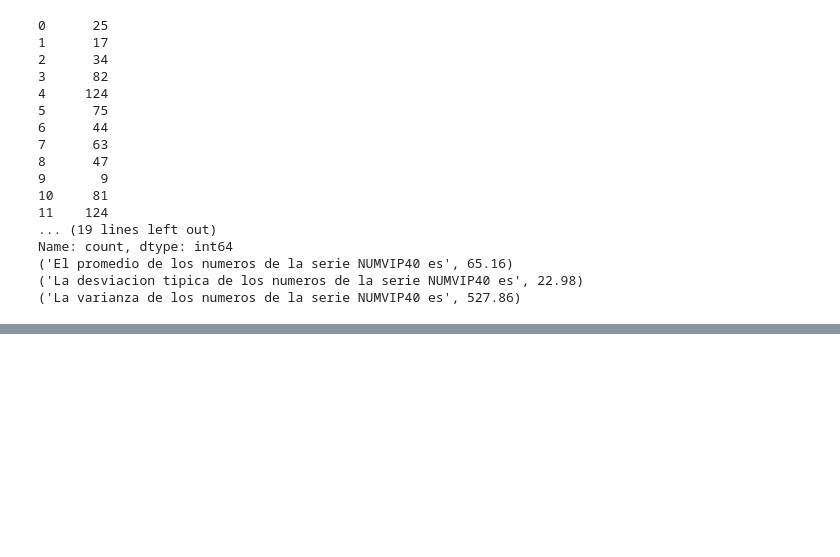
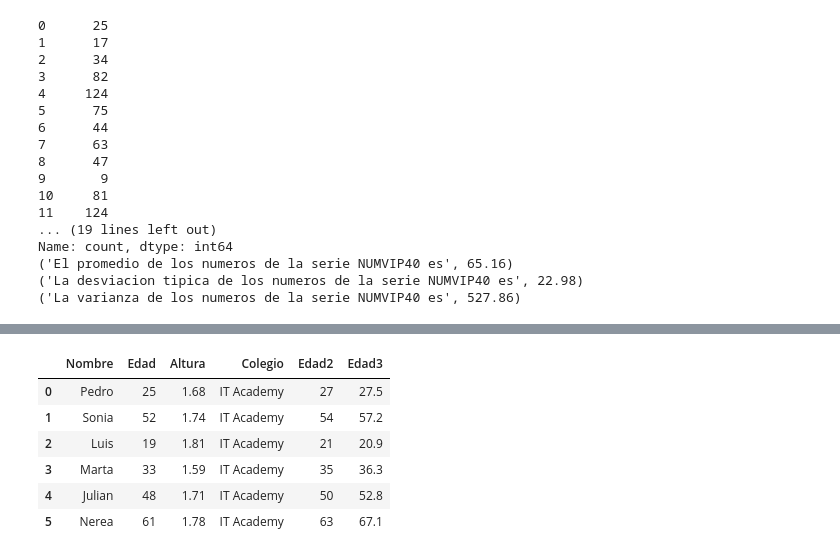
Before and after one commit to rvagelet/Python, a Jupyter notebook: 12_07_2024.ipynb, the cells around one changed output, grey strips where cells are left out. Saved outputs shown, nothing was run; the diff lists cells and outputs as text; code cells hidden in the pictures; blank space fills up the shorter version.

```diff
--- a/12_07_2024.ipynb
+++ b/12_07_2024.ipynb
@@ -297,0 +321,11 @@ Name: count, dtype: int64
+# %%
+import pandas as pd
+#la primera letra de cada palabra en mayus. cada llave{} será un registro
+clase = pd.DataFrame([{'Nombre':'Pedro','Edad':25,'Altura':1.68},
+                      {'Nombre':'Sonia','Edad':52,'Altura':1.74},
+                      {'Nombre':'Luis','Edad':19,'Altura':1.81},
+                      {'Nombre':'Marta','Edad':33,'Altura':1.59},
+                      {'Nombre':'Julian','Edad':48,'Altura':1.71},
+                      {'Nombre':'Nerea','Edad':61,'Altura':1.78},
+                      ])
+clase    #pots imprimir sense posar print, i panda ho fa més maco que no pas python
@@ -297,0 +364,9 @@ Name: count, dtype: int64
+# %%
+#Como añadir columnas a DataFrame, tenemos 3 opciones
+#opcion A =poniendo un valor manual fijo
+#opcion B= haciendo el calculo a partir de una columna existente
+#opcion C=aplicando una funcion con apply
+
+#A
+clase['Colegio']="IT Academy"
+clase
@@ -297,0 +381,4 @@ Name: count, dtype: int64
+# %%
+#B
+clase['Edad2']=clase['Edad']+2
+clase
@@ -297,0 +393,11 @@ Name: count, dtype: int64
+# %%
+clase['Edad3']=clase['Edad']+(clase['Edad']*0.1)
+clase
+# %% [output]
+|  | Nombre | Edad | Altura | Colegio | Edad2 | Edad3 |
+| 0 | Pedro | 25 | 1.68 | IT Academy | 27 | 27.5 |
+| 1 | Sonia | 52 | 1.74 | IT Academy | 54 | 57.2 |
+| 2 | Luis | 19 | 1.81 | IT Academy | 21 | 20.9 |
+| 3 | Marta | 33 | 1.59 | IT Academy | 35 | 36.3 |
+| 4 | Julian | 48 | 1.71 | IT Academy | 50 | 52.8 |
+| 5 | Nerea | 61 | 1.78 | IT Academy | 63 | 67.1 |
```
Also changed, not shown: parts of 14 cells of this notebook.
